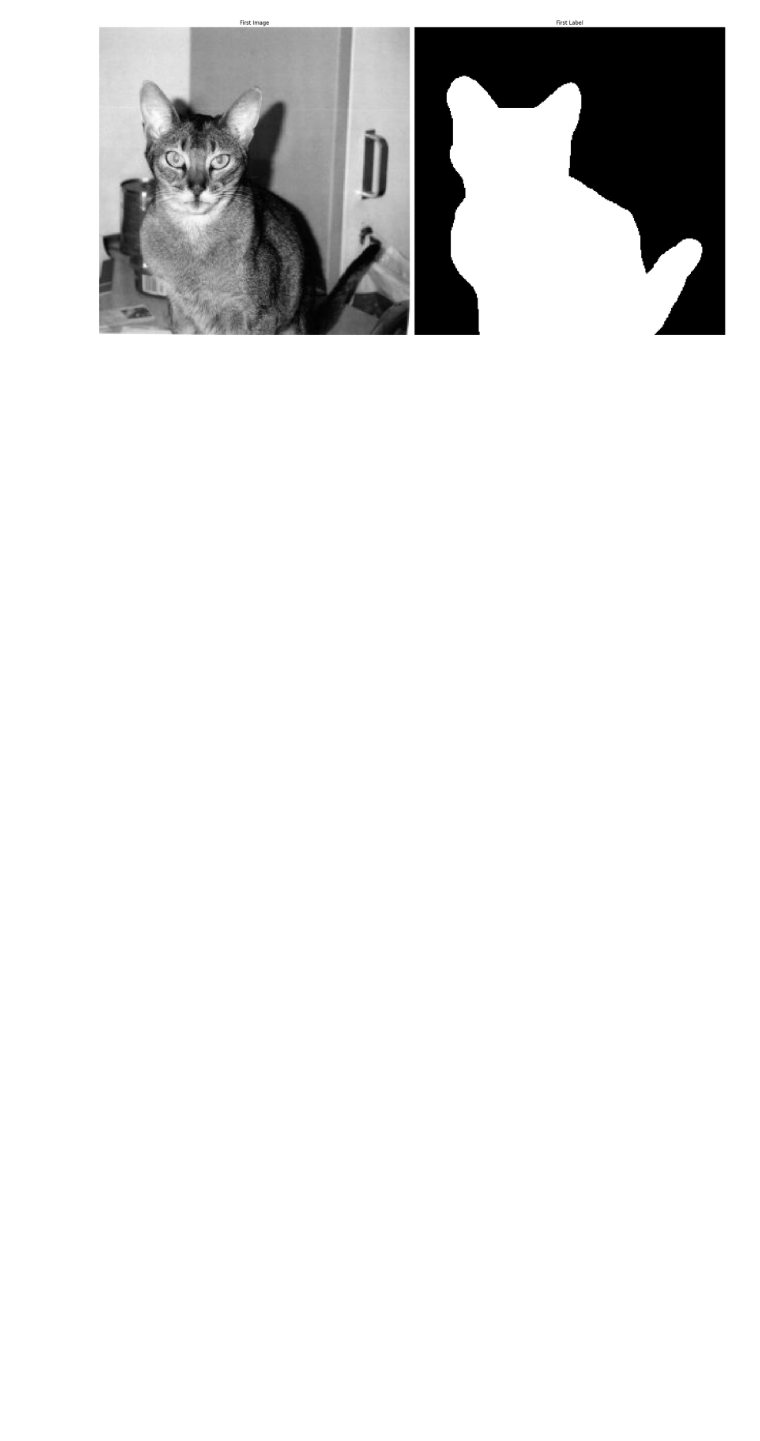
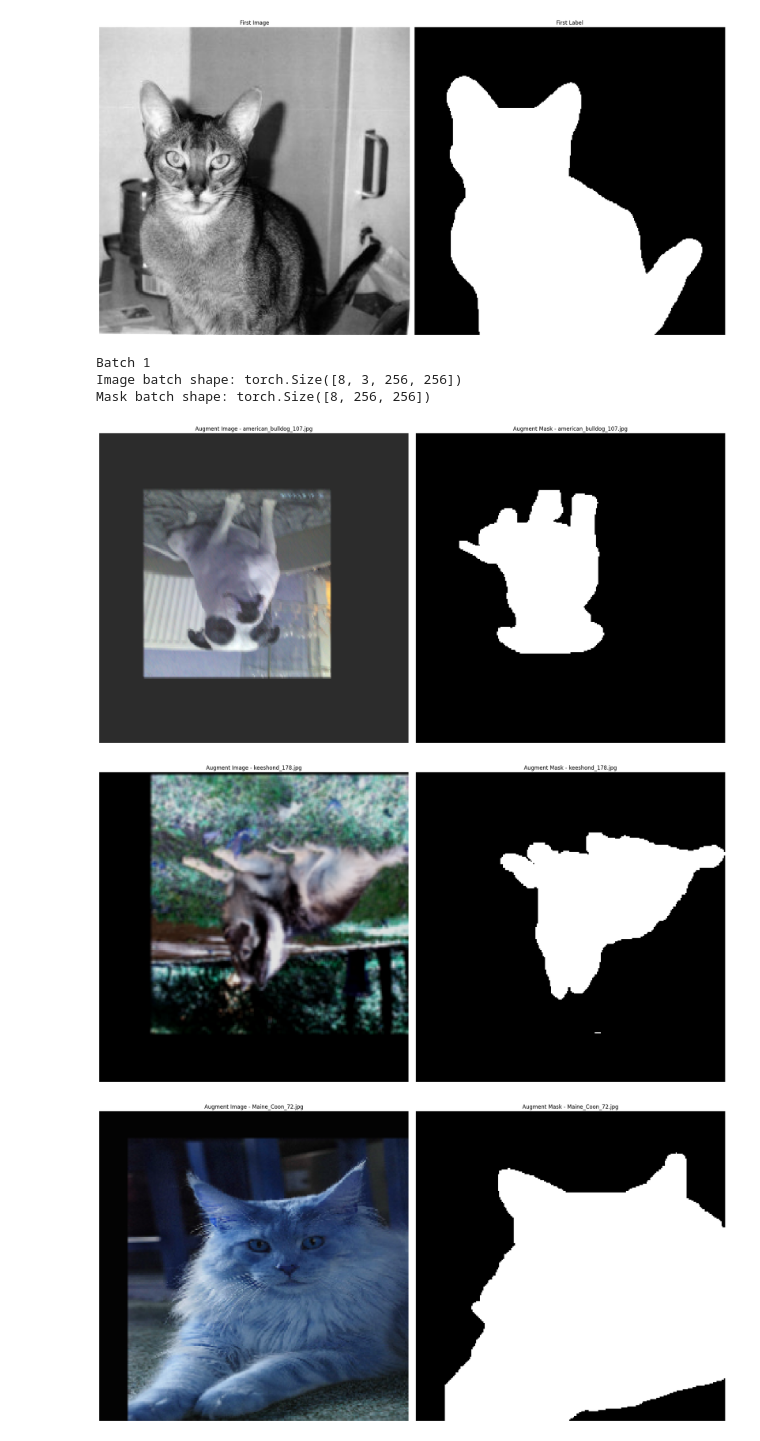
Before and after one commit to binhnd102/segmentation, a Jupyter notebook: inspect_data.ipynb, the cells around one changed output. Drawn from its saved outputs; the diff is of its cells as text; code cells hidden in the pictures; blank space fills up the shorter version.

```diff
--- a/inspect_data.ipynb
+++ b/inspect_data.ipynb
@@ -119,3 +124,6 @@ draw_items = [
 show_multiple_plots(draw_items)
 # %% [output]
 [figure]
+# %%
+train_image_files, val_image_files, train_mask_files, val_mask_files = train_test_split(
+    images_file, labels_file, test_size=0.2, random_state=42)
@@ -121,0 +209,35 @@ show_multiple_plots(draw_items)
+# %%
+augmenter = Augmenter(DEFAULT_TRANSFORM)
+
+train_dataset = CustomDataset(train_image_files, train_mask_files, augmentation_transforms=augmenter.augment_image)
+val_dataset = CustomDataset(val_image_files, val_mask_files, augmentation_transforms=augmenter.augment_image)
+# %%
+train_dataloader = DataLoader(train_dataset, batch_size=8, shuffle=False)
+val_dataloader = DataLoader(val_dataset, batch_size=8, shuffle=False)
+# %%
+for batch_idx, (batch_images, batch_masks) in enumerate(train_dataloader):
+    print("Batch", batch_idx + 1)
+    print("Image batch shape:", batch_images.shape)
+    print("Mask batch shape:", batch_masks.shape)
+
+    for image, mask, image_path, mask_path in zip(batch_images, batch_masks, train_image_files, train_mask_files):
+
+        image = image.permute((1, 2, 0)).numpy()*255.0
+        image = image.astype('uint8')
+        mask = (mask*255).numpy().astype('uint8')
+
+        image_filename = os.path.basename(image_path)
+        mask_filename = os.path.basename(mask_path)
+        draw_items = [
+            DrawImage(image, f"Augment Image - {image_filename}"),
+            DrawImage(mask, f"Augment Mask - {image_filename}")
+        ]
+        show_multiple_plots(draw_items)
+    break
+# %% [output]
+Batch 1
+Image batch shape: torch.Size([8, 3, 256, 256])
+Mask batch shape: torch.Size([8, 256, 256])
+[figure, added]
+[figure, added]
+[figure, added]
```
Also changed, not shown: parts of 23 cells of this notebook, 1 other file.
